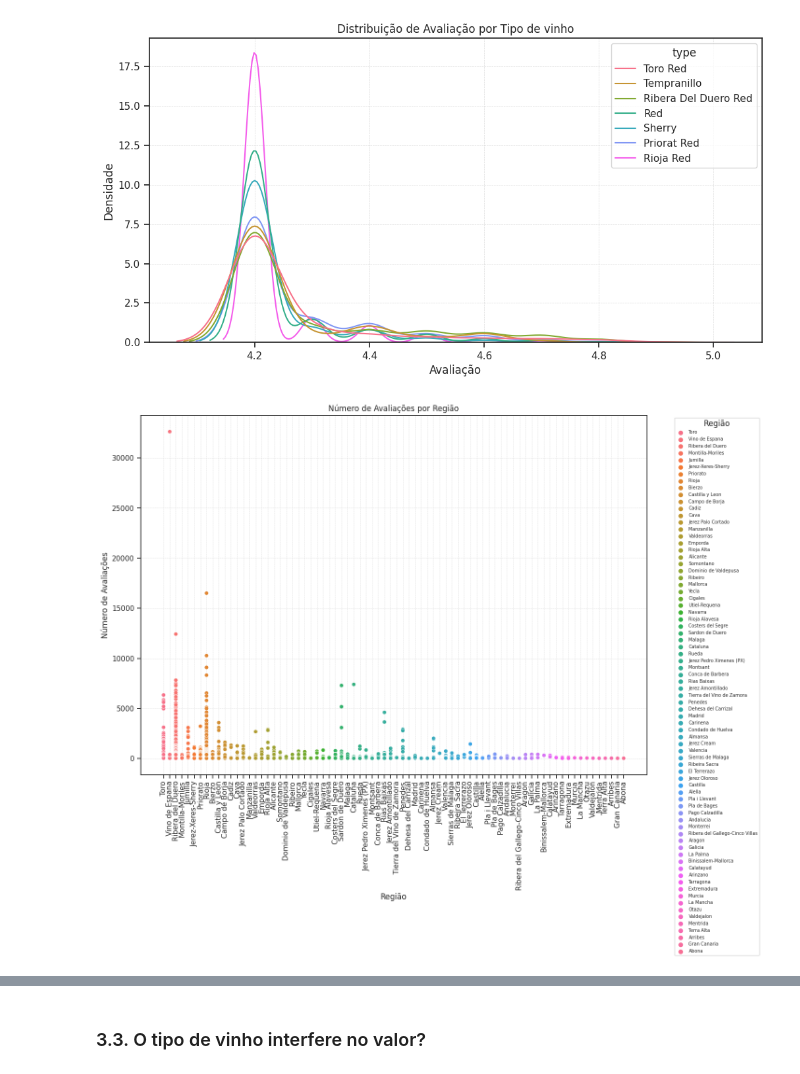
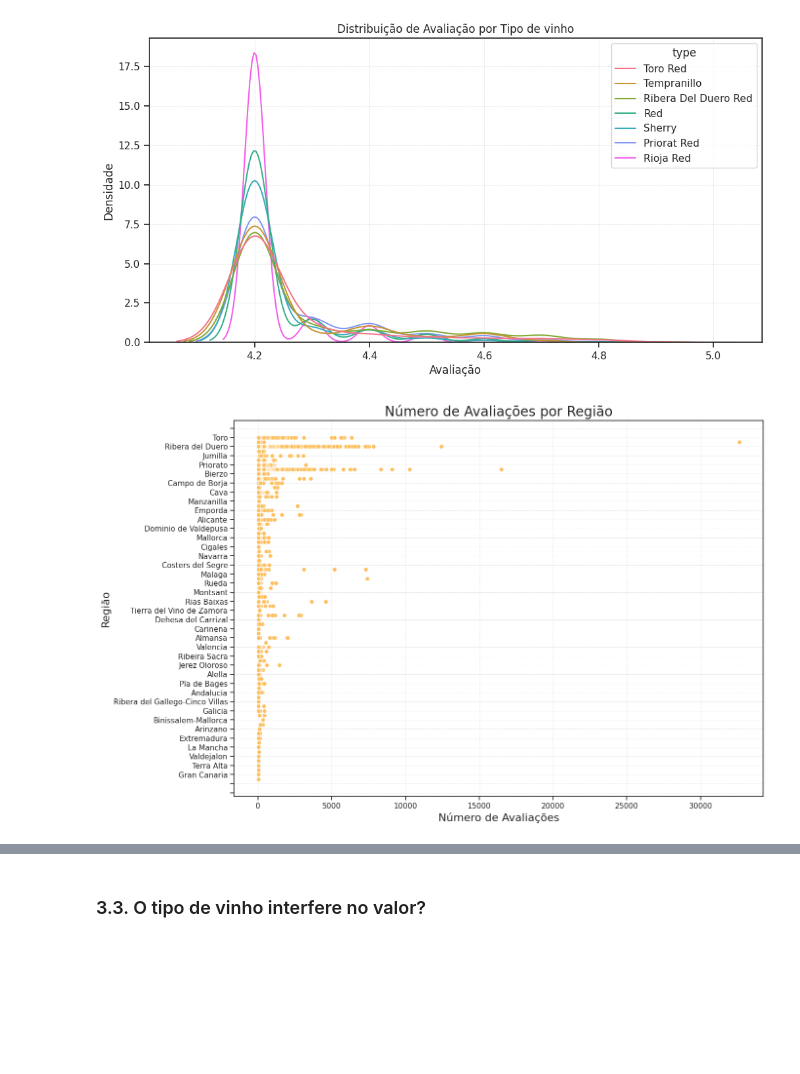
Before and after one commit to atlantico-academy/equipe3-2024.2, a Jupyter notebook: notebooks/01-exploratory_data_analysis.ipynb, the cells around one changed output, grey strips where cells are left out. Cells and saved outputs as stored; diff of their text form; code cells hidden in the pictures; blank space fills up the shorter version.

```diff
--- a/notebooks/01-exploratory_data_analysis.ipynb
+++ b/notebooks/01-exploratory_data_analysis.ipynb
@@ -180,19 +188,27 @@ plt.show()
 # %% [output]
 [figure]
 # %%
-#Distribuição do número de avaliações por região
+#Criação da figura
 plt.figure(figsize=(14, 10))
-scatterplot = sns.scatterplot(x='region', y='num_reviews', data=df, hue='region')
-plt.xticks(rotation=90)
-plt.title('Número de Avaliações por Região')
-plt.xlabel('Região')
-plt.ylabel('Número de Avaliações')
-plt.legend(title='Região', bbox_to_anchor=(1.05, 1), loc='upper left', fontsize='xx-small')
 
+#Criação do scatter plot
+scatterplot = sns.scatterplot(x='num_reviews', y='region', data=df)
+
+#Adicionando título e rótulos com fontes maiores
+plt.title('Número de Avaliações por Região', fontsize=20)
+plt.xlabel('Número de Avaliações', fontsize=16)
+plt.ylabel('Região', fontsize=16)
+
+#Ajustando o espaçamento entre os rótulos do eixo y
+scatterplot.set_yticks(scatterplot.get_yticks())  # Para garantir que os ticks estejam configurados corretamente
+plt.gca().yaxis.set_major_locator(plt.MaxNLocator(integer=True, prune='both', nbins=len(df['region'].unique())))
+
+#Configuração da grade
 scatterplot.grid(True, linestyle='--', linewidth=0.5, alpha=0.7)
 scatterplot.set_zorder(2)
 scatterplot.grid(True, which='both', axis='x', linestyle='--', linewidth=0.5, alpha=0.7, zorder=1)
 
+#Exibindo o gráfico
 plt.show()
 # %% [output]
-[figure, old version]
+[figure, new version]
```
Also changed, not shown: parts of 13 cells of this notebook.
